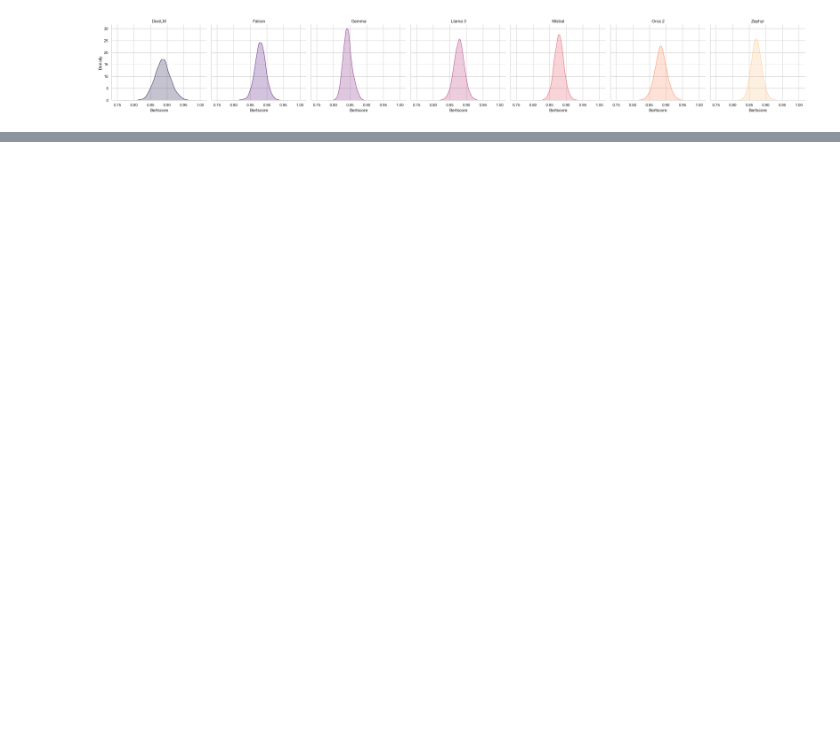
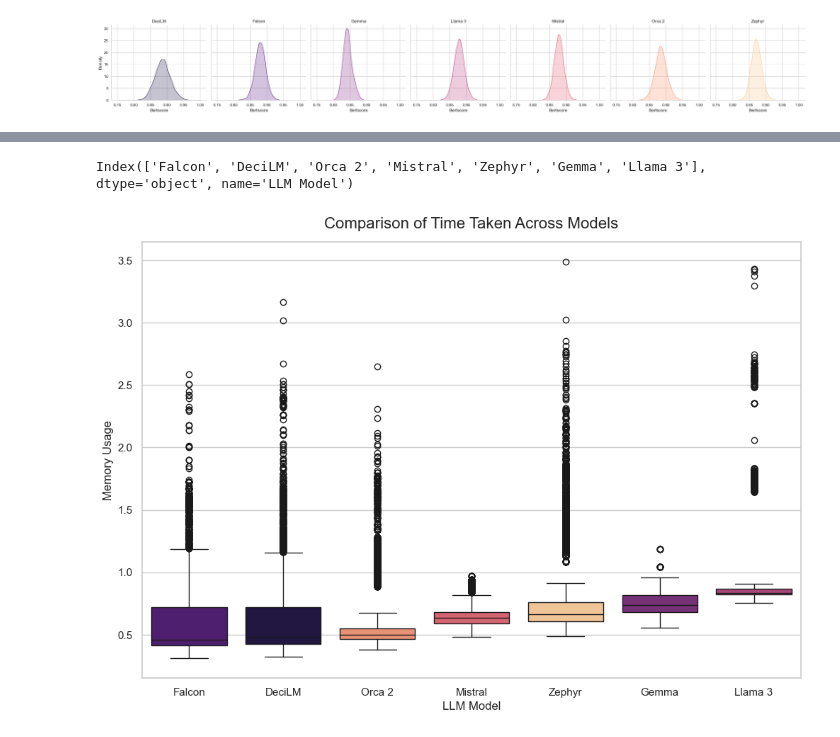
Before and after one commit to data-sci-capstone/copilot, a Jupyter notebook: Evaluation/summaries-evaluation.ipynb, the cells around one changed output, grey strips where cells are left out. Drawn from its saved outputs; the diff is of its cells as text; code cells hidden in the pictures; blank space fills up the shorter version.

```diff
--- a/Evaluation/summaries-evaluation.ipynb
+++ b/Evaluation/summaries-evaluation.ipynb
@@ -228,0 +214,12 @@ Plot 4:
+# %%
+time_df = pd.DataFrame({
+    'DeciLM': deci['time_summary_taken'],
+    'Falcon': falcon['time_summary_taken'],
+    'Gemma': gemma['time_summary_taken'],
+    'Llama 3': llama['time_summary_taken'],
+    'Mistral': mistral['time_summary_taken'],
+    'Orca 2': orca['time_summary_taken'],
+    'Zephyr': zephyr['time_summary_taken']
+})
+
+time_df.head()
@@ -228,0 +233,3 @@ Plot 4:
+# %%
+melted_time_df = pd.melt(time_df, var_name="LLM Model", value_name="Time Taken")
+melted_time_df.head()
@@ -228,0 +243,15 @@ Plot 4:
+# %%
+order = melted_time_df.groupby('LLM Model')['Time Taken'].median().sort_values().index
+order
+# %% [output]
+Index(['Falcon', 'DeciLM', 'Orca 2', 'Mistral', 'Zephyr', 'Gemma', 'Llama 3'], dtype='object', name='LLM Model')
+# %%
+plt.figure(figsize=(12, 8))
+sns.set_theme(style="whitegrid")
+sns.boxplot(x = "LLM Model", y = "Time Taken", data = melted_time_df, order=order, palette='magma', hue="LLM Model")
+plt.title('Comparison of Time Taken Across Models', fontsize=16, pad=14)
+plt.xlabel('LLM Model')
+plt.ylabel('Memory Usage')
+plt.show()
+# %% [output]
+[figure, added]
```
Also changed, not shown: parts of 19 cells of this notebook, 2 other files.
